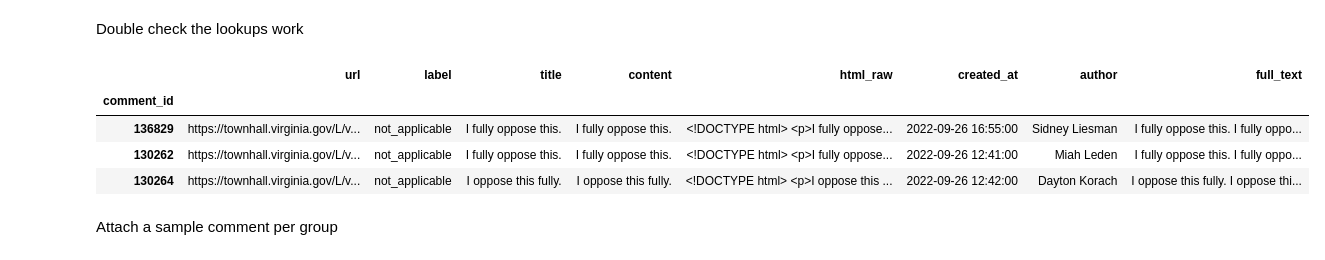
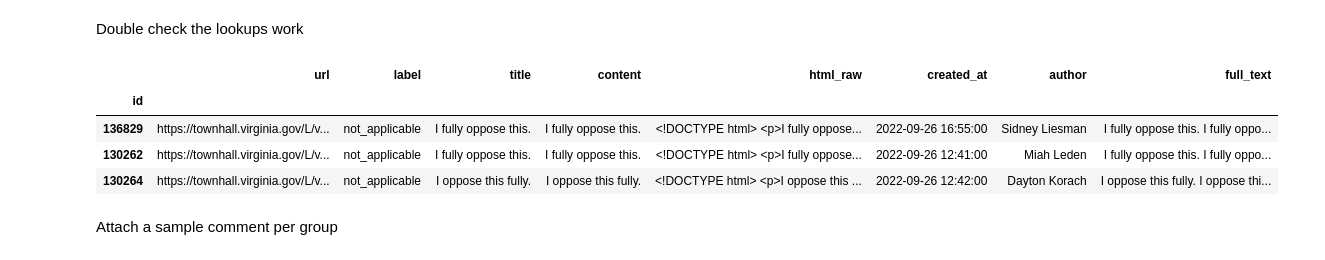
Before and after one commit to code-for-charlottesville/Virginia-Schools-Model-Policy-Sentiment-Analysis-2023, a Jupyter notebook: dupe_analysis_setup.ipynb, the cells around one changed output. Cells and saved outputs as stored; diff of their text form; code cells hidden in the pictures.

```diff
--- a/dupe_analysis_setup.ipynb
+++ b/dupe_analysis_setup.ipynb
@@ -99,7 +99,7 @@ dupe_group_comments = pd.merge(
     comments,
     left_on="index",
     right_index=True,
-)[["group_number", "comment_id"]]
+)[["group_number", "id"]].rename(columns={"id": "comment_id"})
 # %%
 dupe_group_comments = dupe_group_comments.rename(columns={"group_number": "group_id"})
 
@@ -114,12 +114,12 @@ dupe_group_comments.head()
 # %% [markdown]
 Double check the lookups work
 # %%
-comments.set_index("comment_id").loc[
+comments.set_index("id").loc[
     dupe_group_comments.loc[dupe_group_comments["group_id"] == 3, "comment_id"]
 ].head(3)
 # %% [output]
 |  | url | label | title | content | html_raw | created_at | author | full_text |
-| comment_id |  |  |  |  |  |  |  |  |
+| id |  |  |  |  |  |  |  |  |
 | 136829 | https://townhall.virginia.gov/L/v... | not_applicable | I fully oppose this. | I fully oppose this. | <!DOCTYPE html> <p>I fully oppose... | 2022-09-26 16:55:00 | Sidney Liesman | I fully oppose this. I fully oppo... |
 | 130262 | https://townhall.virginia.gov/L/v... | not_applicable | I fully oppose this. | I fully oppose this. | <!DOCTYPE html> <p>I fully oppose... | 2022-09-26 12:41:00 | Miah Leden | I fully oppose this. I fully oppo... |
 | 130264 | https://townhall.virginia.gov/L/v... | not_applicable | I oppose this fully. | I oppose this fully. | <!DOCTYPE html> <p>I oppose this ... | 2022-09-26 12:42:00 | Dayton Korach | I oppose this fully. I oppose thi... |
```
Also changed, not shown: parts of 1 cell of this notebook, 2 other files.
